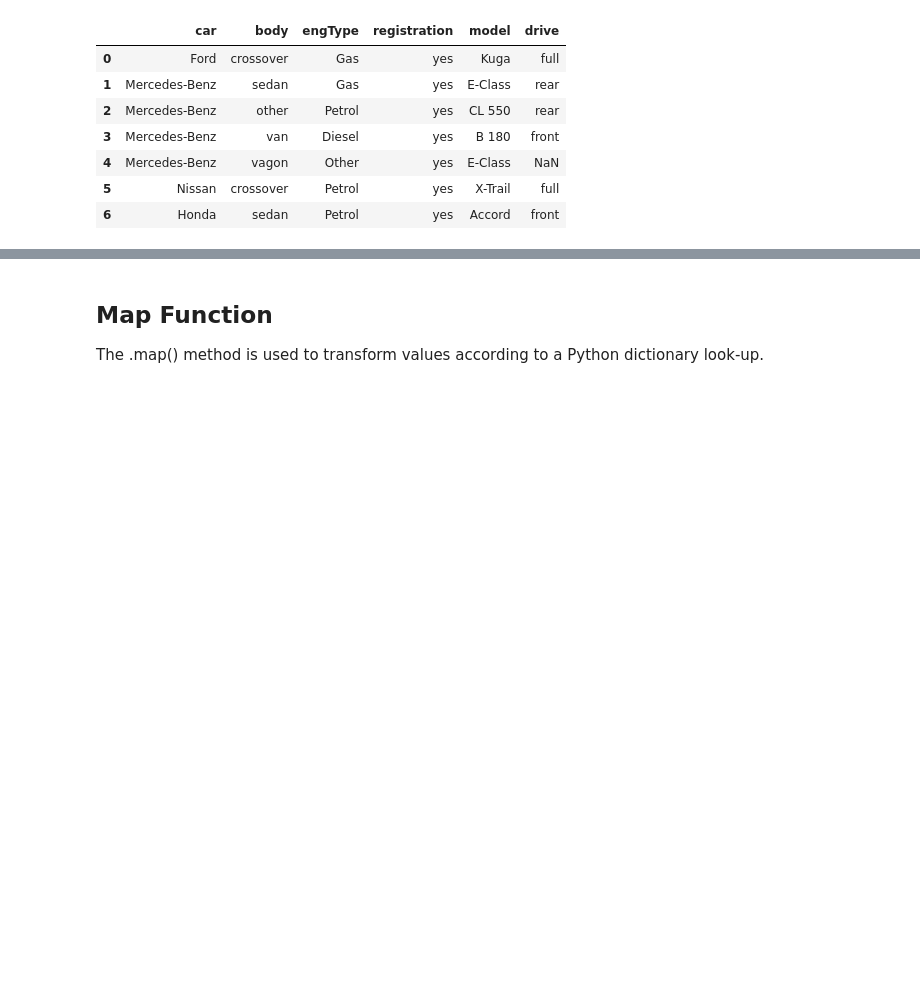
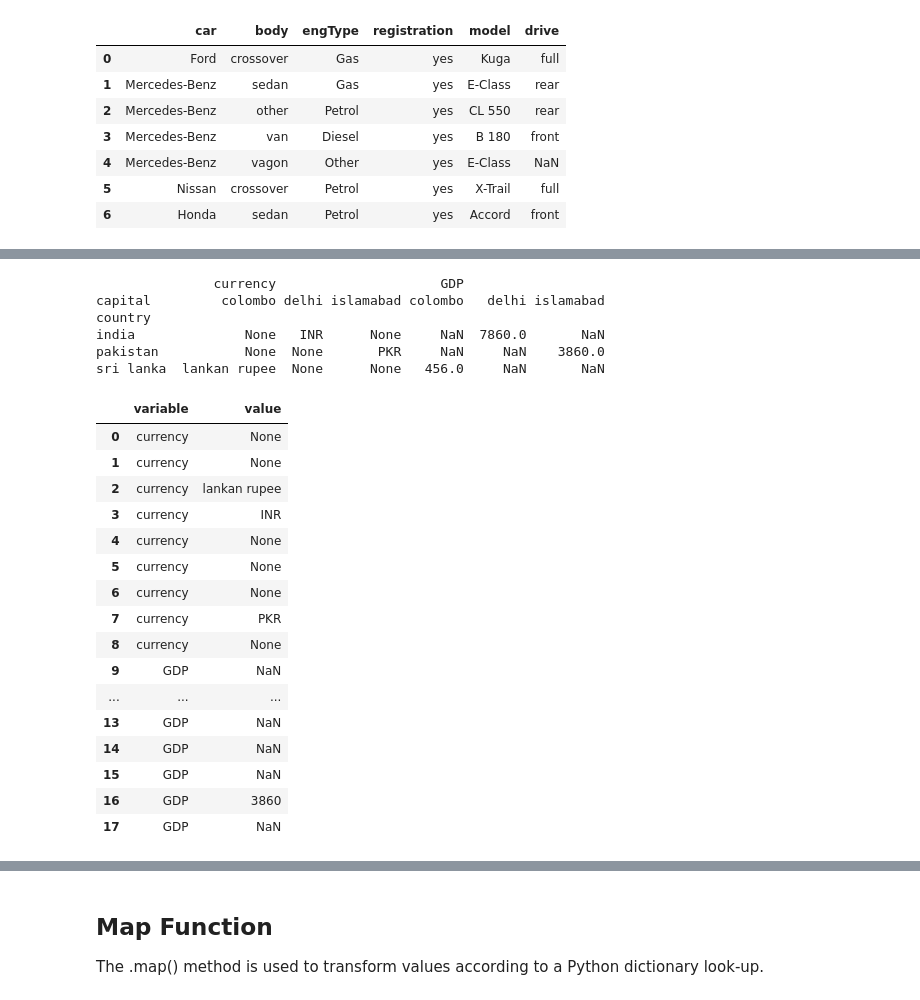
Before and after one commit to amdgd/team-old, a Jupyter notebook: src/Data Wrangling/Pandas_Basics.ipynb, the cells around one changed output, grey strips where cells are left out. Cells and saved outputs as stored; diff of their text form; code cells hidden in the pictures; blank space fills up the shorter version.

```diff
--- a/src/Data Wrangling/Pandas_Basics.ipynb
+++ b/src/Data Wrangling/Pandas_Basics.ipynb
@@ -367,0 +377,12 @@ car_ads_ex_number.head(7)
+# %%
+a = {'country':'india',
+     'capital':'delhi',
+     'currency':'INR',
+     'GDP' : 7860
+    }
+b = {'country':'pakistan', 'capital':'islamabad', 'currency': 'PKR',
+     'GDP' : 3860}
+c = {'country':'sri lanka', 'capital':'colombo', 'currency':'lankan rupee',
+     'GDP' : 456}
+df = pd.DataFrame([a,b,c], columns=['country', 'capital', 'currency', 'GDP'])
+df
@@ -367,0 +403,3 @@ car_ads_ex_number.head(7)
+# %%
+df_index = df.set_index(['country', 'capital'])
+df_index.head()
@@ -367,0 +462,32 @@ car_ads_ex_number.head(7)
+# %%
+
+df_indexn = df_index.unstack(level=1)
+print(df_indexn.head())
+
+#col_level : # Obtain the key-value pairs: kv_pairs
+kv_pairs = pd.melt(df_indexn,  col_level=0)
+kv_pairs.head(20)
+# %% [output]
+               currency                     GDP
+capital         colombo delhi islamabad colombo   delhi islamabad
+country
+india              None   INR      None     NaN  7860.0       NaN
+pakistan           None  None       PKR     NaN     NaN    3860.0
+sri lanka  lankan rupee  None      None   456.0     NaN       NaN
+|  | variable | value |
+| 0 | currency | None |
+| 1 | currency | None |
+| 2 | currency | lankan rupee |
+| 3 | currency | INR |
+| 4 | currency | None |
+| 5 | currency | None |
+| 6 | currency | None |
+| 7 | currency | PKR |
+| 8 | currency | None |
+| 9 | GDP | NaN |
+| ... | ... | ... |
+| 13 | GDP | NaN |
+| 14 | GDP | NaN |
+| 15 | GDP | NaN |
+| 16 | GDP | 3860 |
+| 17 | GDP | NaN |
```
Also changed, not shown: parts of 21 cells of this notebook, 14 other files.
